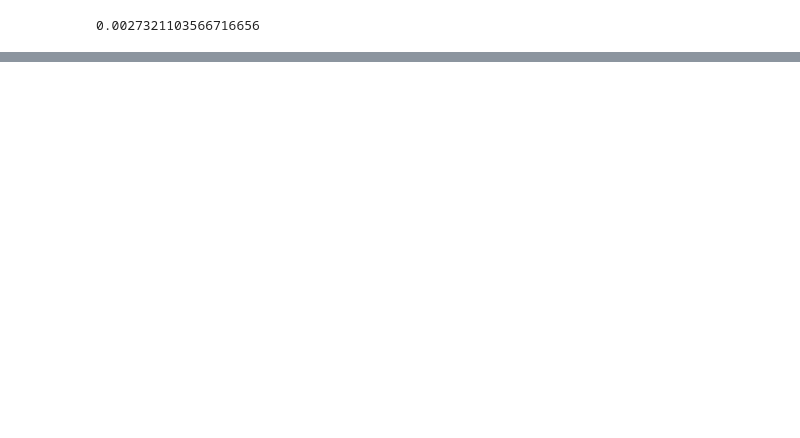
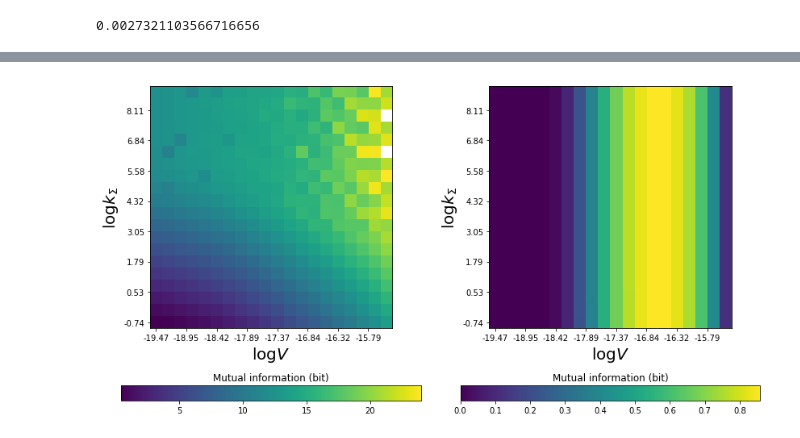
Before and after one commit to Ngort/Cellsim, a Jupyter notebook: Cellsim/MICollapse-real_scaling.ipynb, the cells around one changed output, grey strips where cells are left out. Cells and saved outputs as stored; diff of their text form; code cells hidden in the pictures; blank space fills up the shorter version.

```diff
--- a/Cellsim/MICollapse-real_scaling.ipynb
+++ b/Cellsim/MICollapse-real_scaling.ipynb
@@ -304,0 +325,51 @@ trajectories_by_volume = [Trajectory(volume=v) for v in volumes]
+# %%
+matrix_length = 20
+
+volumes = np.logspace(-20,-15,matrix_length)
+scaling_factors = np.logspace(-2,10,matrix_length)
+ribo_matrix = np.zeros((matrix_length,matrix_length))
+prot_matrix = np.zeros((matrix_length,matrix_length))
+
+for i,f in enumerate(scaling_factors):
+    for j,v in enumerate(volumes):
+        traj_ij = Trajectory(volume=v, division=False, cov_scaling=f)
+        ribo_matrix[i,j] =  traj_ij.mi_ribo_div
+        prot_matrix[i,j] =  traj_ij.mi_prot_div
+# %%
+fig, axes = plt.subplots(2,2, figsize=(12,6),
+                        gridspec_kw = {'height_ratios':[16, 1]})
+
+
+ribo_hm = axes[0,0].imshow(ribo_matrix.T, origin='lower')
+prot_hm = axes[0,1].imshow(prot_matrix.T, origin='lower')
+
+
+
+axes[0,0].set_xticklabels(np.round((np.log10(volumes)),2)[::2])
+axes[0,1].set_xticklabels(np.round((np.log10(volumes)),2)[::2])
+
+axes[0,0].set_yticklabels(np.round((np.log10(scaling_factors)),2)[::2])
+axes[0,1].set_yticklabels(np.round((np.log10(scaling_factors)),2)[::2])
+
+# p0 = ax[0].get_position().get_points().flatten()
+# p1 = ax[1].get_position().get_points().flatten()
+# p2 = ax[2].get_position().get_points().flatten()
+# ax_cbar = fig.add_axes([p0[0], 0, p1[2]-p0[0], 0.05])
+# plt.colorbar(ribo_hm, cax=ax_cbar, orientation='horizontal')
+
+axes[0,0].set_xlabel(r'$\log{V}$', size=20)
+axes[0,1].set_xlabel(r'$\log{V}$', size=20)
+
+axes[0,0].set_ylabel(r'$\log{k_{\Sigma}}$', size=20)
+axes[0,1].set_ylabel(r'$\log{k_{\Sigma}}$', size=20)
+
+cb_ribo = plt.colorbar(ribo_hm, axes[1,0], orientation='horizontal')
+cb_prot = plt.colorbar(prot_hm, axes[1,1], orientation='horizontal')
+
+cb_ribo.ax.set_title('Mutual information (bit)')
+cb_prot.ax.set_title('Mutual information (bit)')
+
+plt.tight_layout()
+plt.show()
+# %% [output]
+[figure, added]
```
Also changed, not shown: parts of 10 cells of this notebook.
